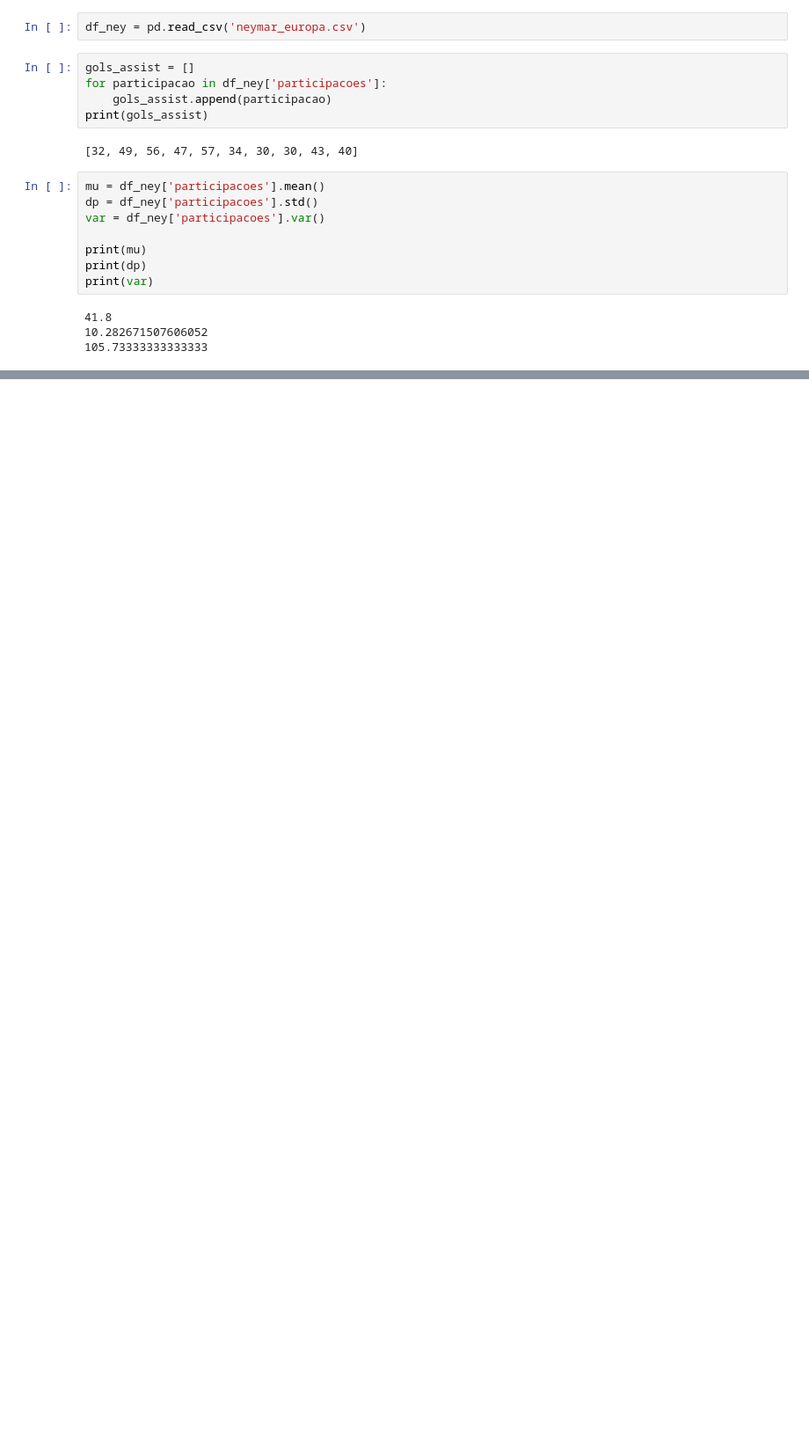
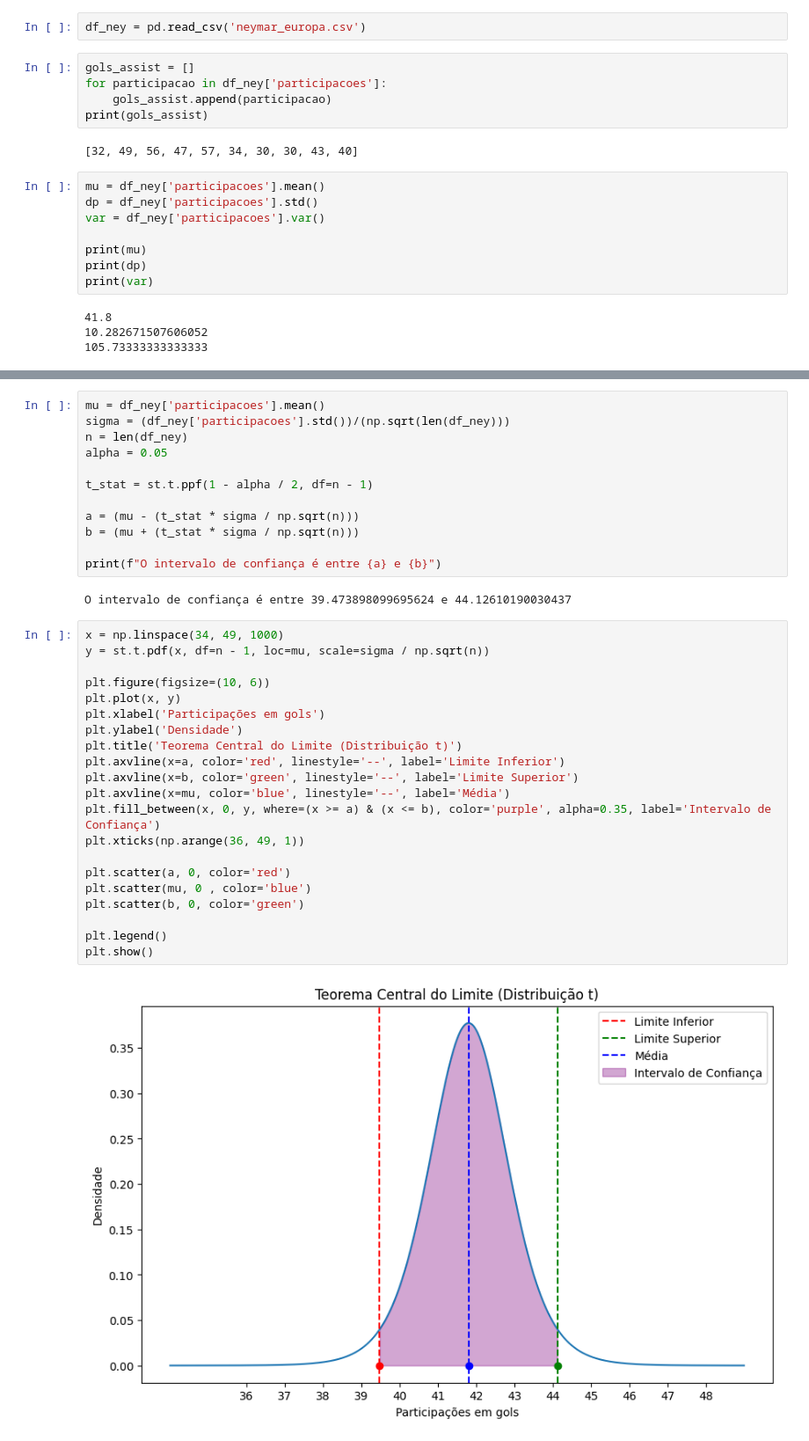
Before and after one commit to gustavoribolla/analise_desempenho_neymar, a Jupyter notebook: main.ipynb, the cells around one changed output, grey strips where cells are left out. Shown at 88% size. Saved outputs shown, nothing was run; the diff lists cells and outputs as text; blank space fills up the shorter version.

```diff
--- a/main.ipynb
+++ b/main.ipynb
@@ -35,0 +34,37 @@ O intervalo de confiança é entre 35.42685128076611 e 48.173148719233886
+# %%
+mu = df_ney['participacoes'].mean()
+sigma = (df_ney['participacoes'].std())/(np.sqrt(len(df_ney)))
+n = len(df_ney)
+alpha = 0.05
+
+t_stat = st.t.ppf(1 - alpha / 2, df=n - 1)
+
+a = (mu - (t_stat * sigma / np.sqrt(n)))
+b = (mu + (t_stat * sigma / np.sqrt(n)))
+
+print(f"O intervalo de confiança é entre {a} e {b}")
+# %% [output]
+O intervalo de confiança é entre 39.473898099695624 e 44.12610190030437
+# %%
+x = np.linspace(34, 49, 1000)
+y = st.t.pdf(x, df=n - 1, loc=mu, scale=sigma / np.sqrt(n))
+
+plt.figure(figsize=(10, 6))
+plt.plot(x, y)
+plt.xlabel('Participações em gols')
+plt.ylabel('Densidade')
+plt.title('Teorema Central do Limite (Distribuição t)')
+plt.axvline(x=a, color='red', linestyle='--', label='Limite Inferior')
+plt.axvline(x=b, color='green', linestyle='--', label='Limite Superior')
+plt.axvline(x=mu, color='blue', linestyle='--', label='Média')
+plt.fill_between(x, 0, y, where=(x >= a) & (x <= b), color='purple', alpha=0.35, label='Intervalo de Confiança')
+plt.xticks(np.arange(36, 49, 1))
+
+plt.scatter(a, 0, color='red')
+plt.scatter(mu, 0 , color='blue')
+plt.scatter(b, 0, color='green')
+
+plt.legend()
+plt.show()
+# %% [output]
+[figure, added]
```
Also changed, not shown: parts of 2 cells of this notebook.
